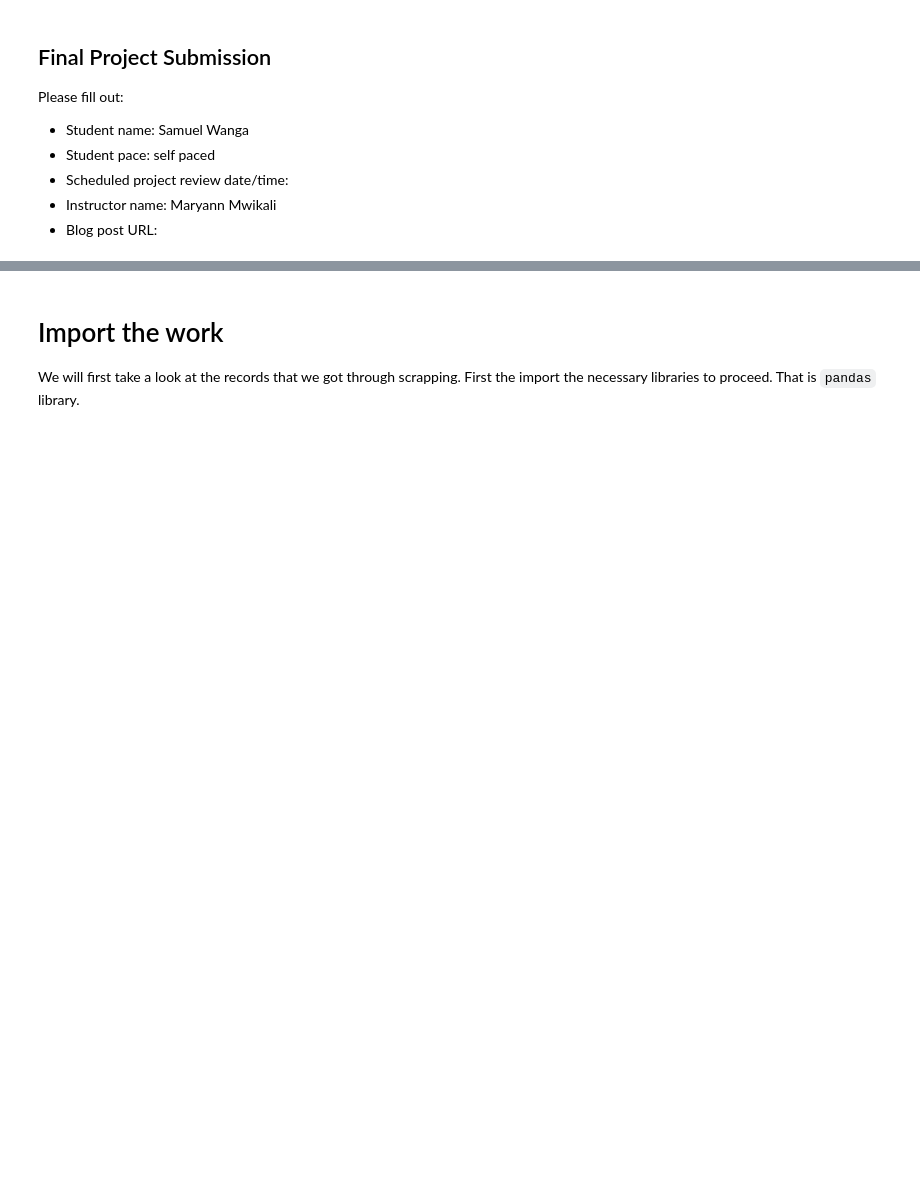
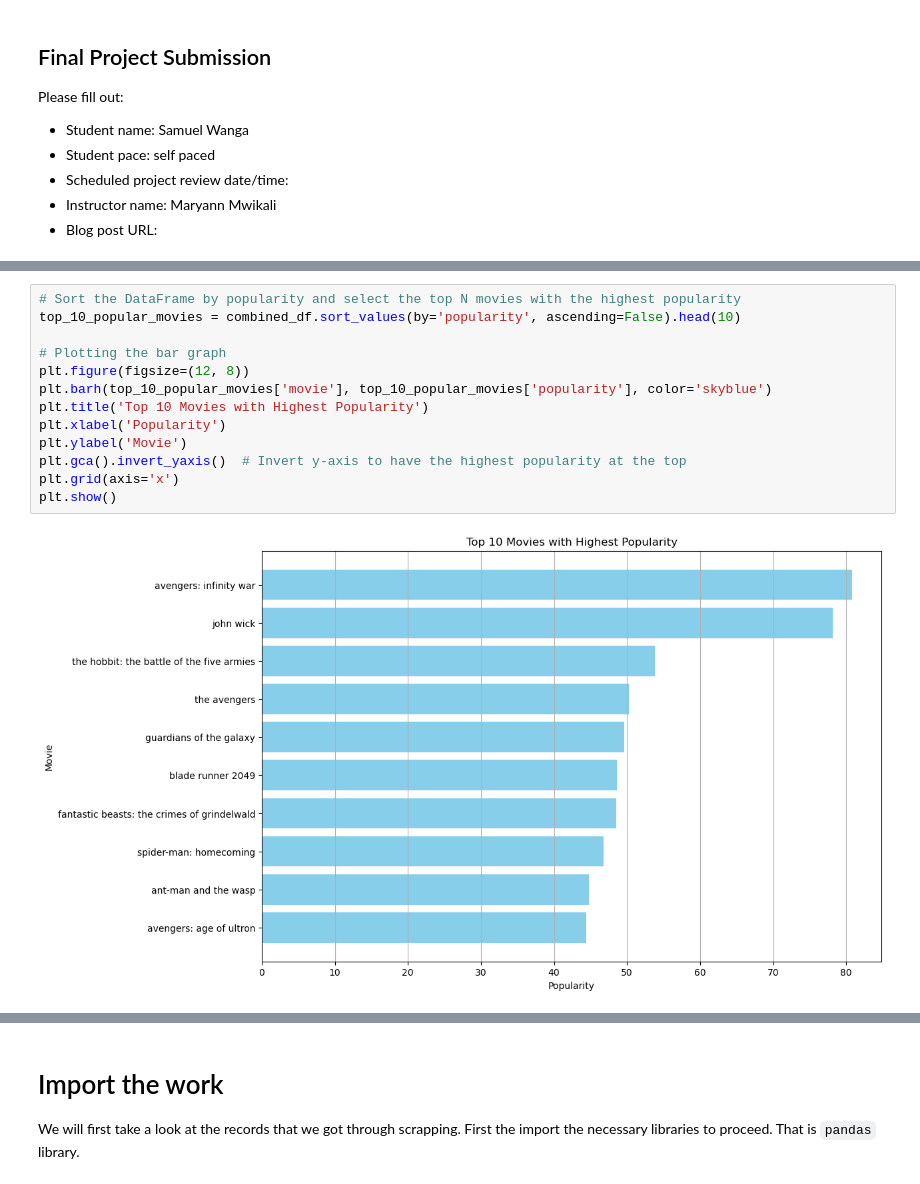
Before and after one commit to SamuelWanga/PHASES, a Jupyter notebook: student.ipynb, the cells around one changed output, grey strips where cells are left out. Drawn from its saved outputs; the diff is of its cells as text; blank space fills up the shorter version.

```diff
--- a/student.ipynb
+++ b/student.ipynb
@@ -19,0 +341,15 @@ This project analyzes data from The Numbers to help Microsoft decide on movie id
+# %%
+# Sort the DataFrame by popularity and select the top N movies with the highest popularity
+top_10_popular_movies = combined_df.sort_values(by='popularity', ascending=False).head(10)
+
+# Plotting the bar graph
+plt.figure(figsize=(12, 8))
+plt.barh(top_10_popular_movies['movie'], top_10_popular_movies['popularity'], color='skyblue')
+plt.title('Top 10 Movies with Highest Popularity')
+plt.xlabel('Popularity')
+plt.ylabel('Movie')
+plt.gca().invert_yaxis()  # Invert y-axis to have the highest popularity at the top
+plt.grid(axis='x')
+plt.show()
+# %% [output]
+[figure, added]
```
Also changed, not shown: parts of 97 cells of this notebook.
